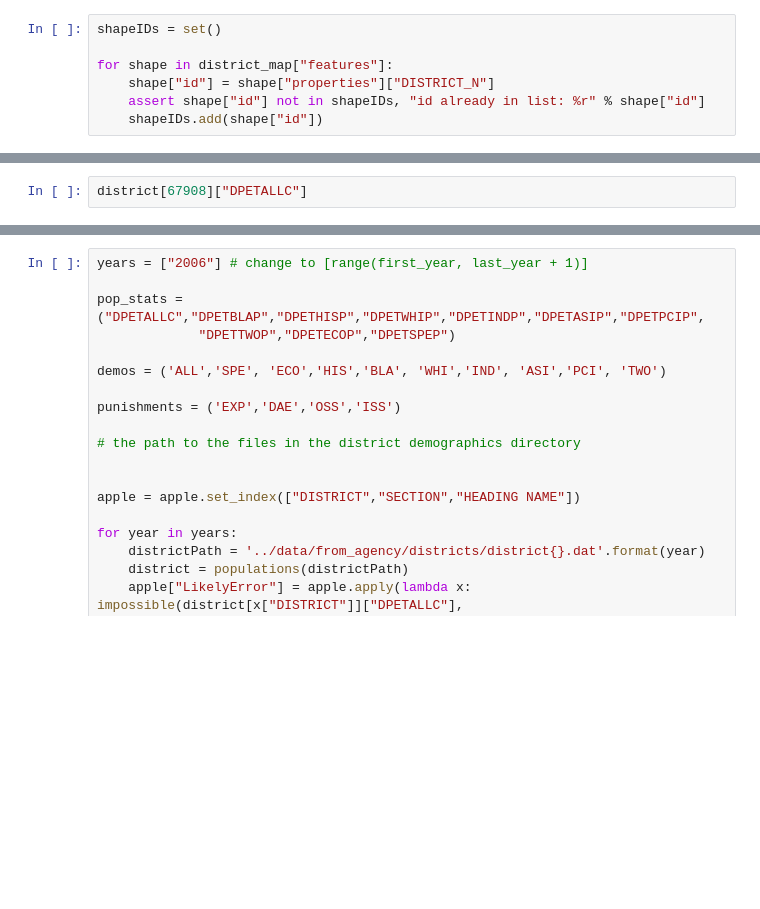
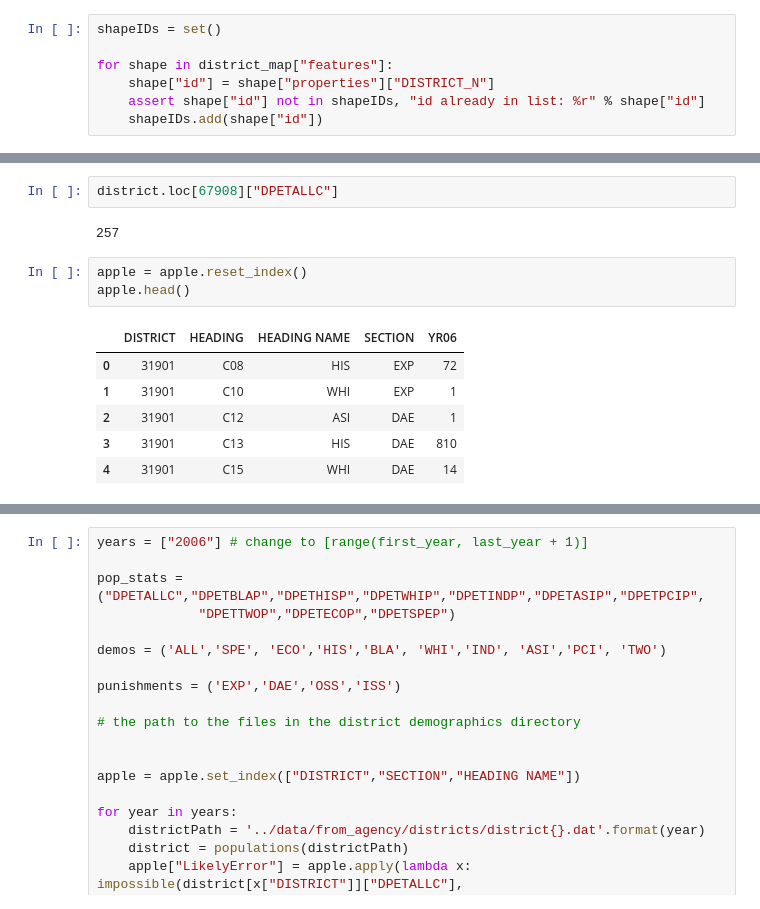
Before and after one commit to txappleseed/txappleseedmap, a Jupyter notebook: scripts/TEAtoGeoJSON.ipynb, the cells around one changed output, grey strips where cells are left out. Cells and saved outputs as stored; diff of their text form; blank space fills up the shorter version.

```diff
--- a/scripts/TEAtoGeoJSON.ipynb
+++ b/scripts/TEAtoGeoJSON.ipynb
@@ -285,2 +300,14 @@ KeyError: 'the label [DAE] is not in the [columns]'
 # %%
-district[67908]["DPETALLC"]
+district.loc[67908]["DPETALLC"]
+# %% [output]
+257
+# %%
+apple = apple.reset_index()
+apple.head()
+# %% [output]
+|  | DISTRICT | HEADING | HEADING NAME | SECTION | YR06 |
+| 0 | 31901 | C08 | HIS | EXP | 72 |
+| 1 | 31901 | C10 | WHI | EXP | 1 |
+| 2 | 31901 | C12 | ASI | DAE | 1 |
+| 3 | 31901 | C13 | HIS | DAE | 810 |
+| 4 | 31901 | C15 | WHI | DAE | 14 |
```
Also changed, not shown: parts of 17 cells of this notebook.
